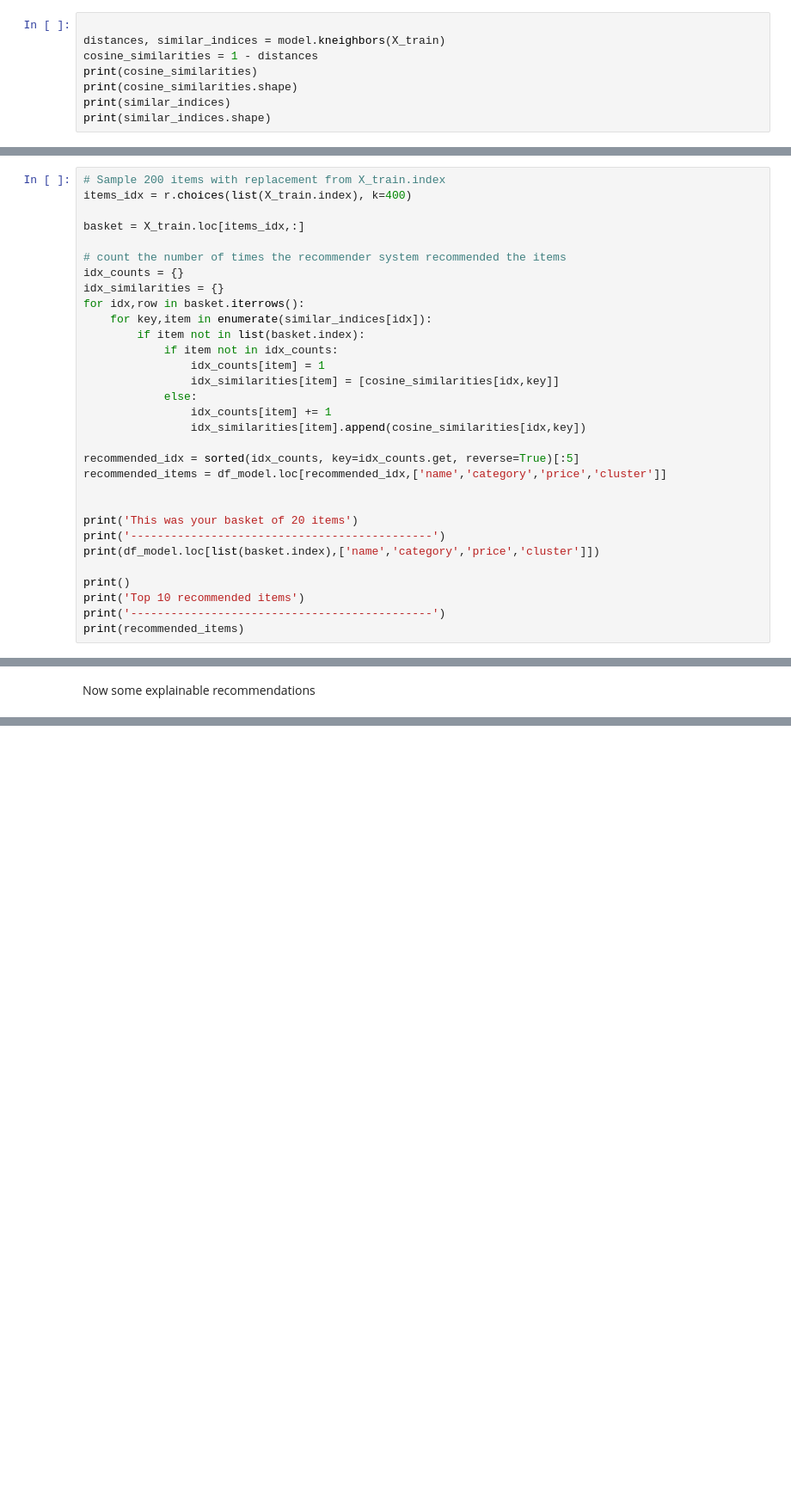
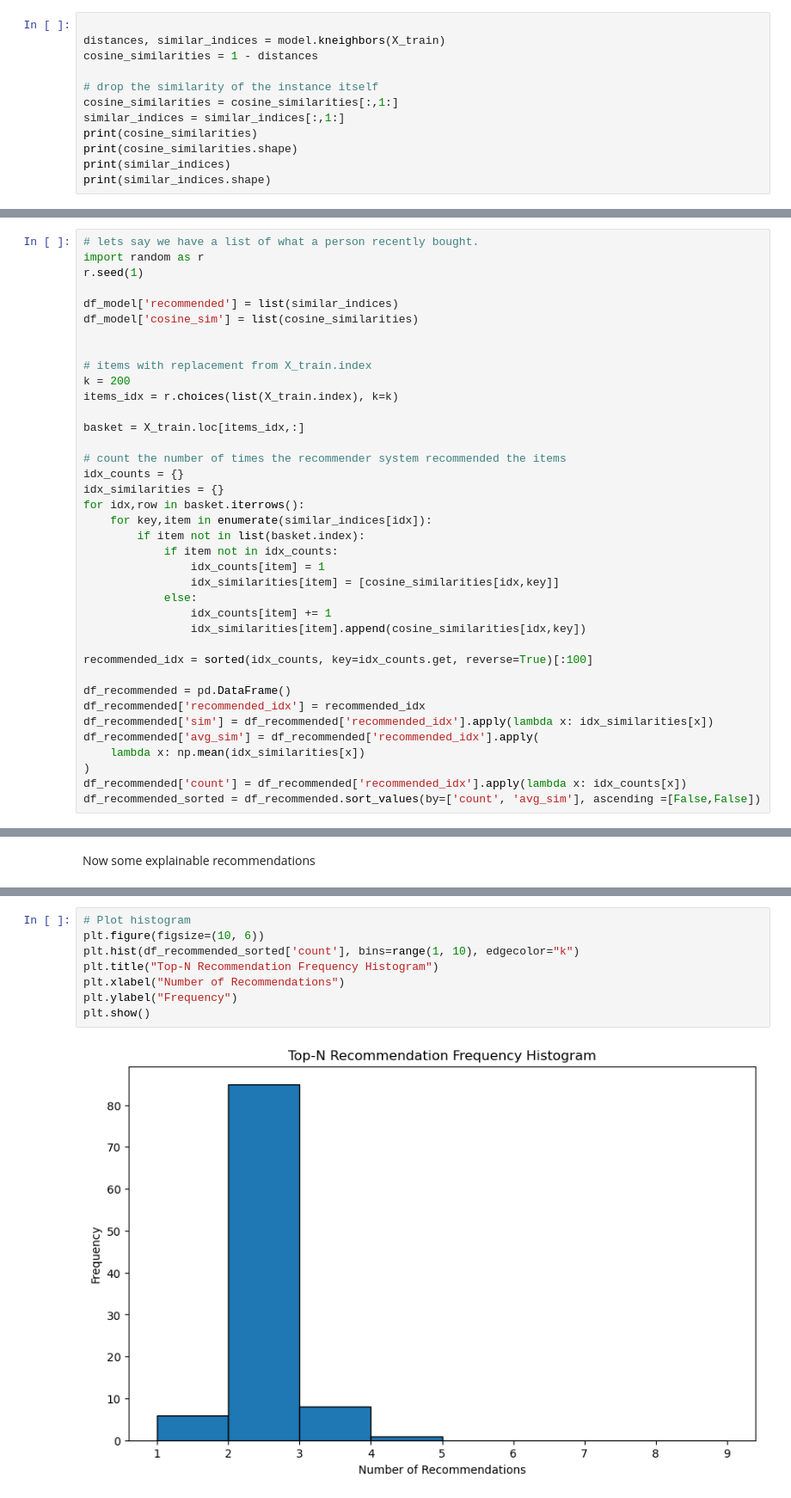
Before and after one commit to noah18c/IVDA_G10, a Jupyter notebook: group10_g2.ipynb, the cells around one changed output, grey strips where cells are left out. Shown at 86% size. Cells and saved outputs as stored; diff of their text form; blank space fills up the shorter version.

Commit message:
Visualizations made and insights written

```diff
--- a/group10_g2.ipynb
+++ b/group10_g2.ipynb
@@ -432,6 +437,10 @@ NearestNeighbors(metric='cosine')
 
 distances, similar_indices = model.kneighbors(X_train)
 cosine_similarities = 1 - distances
+
+# drop the similarity of the instance itself
+cosine_similarities = cosine_similarities[:,1:]
+similar_indices = similar_indices[:,1:]
 print(cosine_similarities)
 print(cosine_similarities.shape)
 print(similar_indices)
@@ -466,6 +467,15 @@ df_model = df_model.reset_index()
 # %%
-# Sample 200 items with replacement from X_train.index
-items_idx = r.choices(list(X_train.index), k=400)
+# lets say we have a list of what a person recently bought.
+import random as r
+r.seed(1)
+
+df_model['recommended'] = list(similar_indices)
+df_model['cosine_sim'] = list(cosine_similarities)
+
+
+# items with replacement from X_train.index
+k = 200
+items_idx = r.choices(list(X_train.index), k=k)
 
 basket = X_train.loc[items_idx,:]
 
@@ -482,15 +492,13 @@ for idx,row in basket.iterrows():
                 idx_counts[item] += 1
                 idx_similarities[item].append(cosine_similarities[idx,key])
 
-recommended_idx = sorted(idx_counts, key=idx_counts.get, reverse=True)[:5]
-recommended_items = df_model.loc[recommended_idx,['name','category','price','cluster']]
+recommended_idx = sorted(idx_counts, key=idx_counts.get, reverse=True)[:100]
 
-
-print('This was your basket of 20 items')
-print('---------------------------------------------')
-print(df_model.loc[list(basket.index),['name','category','price','cluster']])
-
-print()
-print('Top 10 recommended items')
-print('---------------------------------------------')
-print(recommended_items)
+df_recommended = pd.DataFrame()
+df_recommended['recommended_idx'] = recommended_idx
+df_recommended['sim'] = df_recommended['recommended_idx'].apply(lambda x: idx_similarities[x])
+df_recommended['avg_sim'] = df_recommended['recommended_idx'].apply(
+    lambda x: np.mean(idx_similarities[x])
+)
+df_recommended['count'] = df_recommended['recommended_idx'].apply(lambda x: idx_counts[x])
+df_recommended_sorted = df_recommended.sort_values(by=['count', 'avg_sim'], ascending =[False,False])
@@ -539,0 +565,10 @@ The average cosine similarity of this item to the items you bought is: 0.993
+# %%
+# Plot histogram
+plt.figure(figsize=(10, 6))
+plt.hist(df_recommended_sorted['count'], bins=range(1, 10), edgecolor="k")
+plt.title("Top-N Recommendation Frequency Histogram")
+plt.xlabel("Number of Recommendations")
+plt.ylabel("Frequency")
+plt.show()
+# %% [output]
+[figure, added]
```
Also changed, not shown: parts of 19 cells of this notebook.
